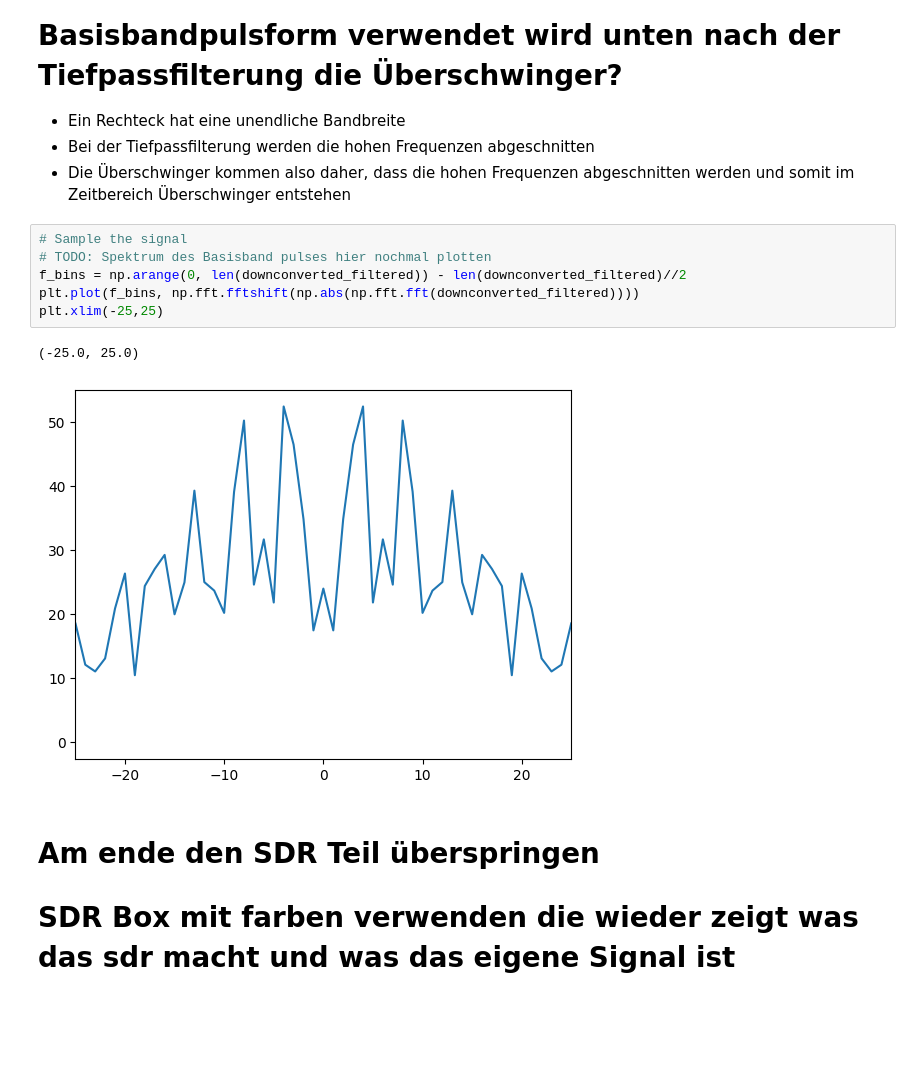
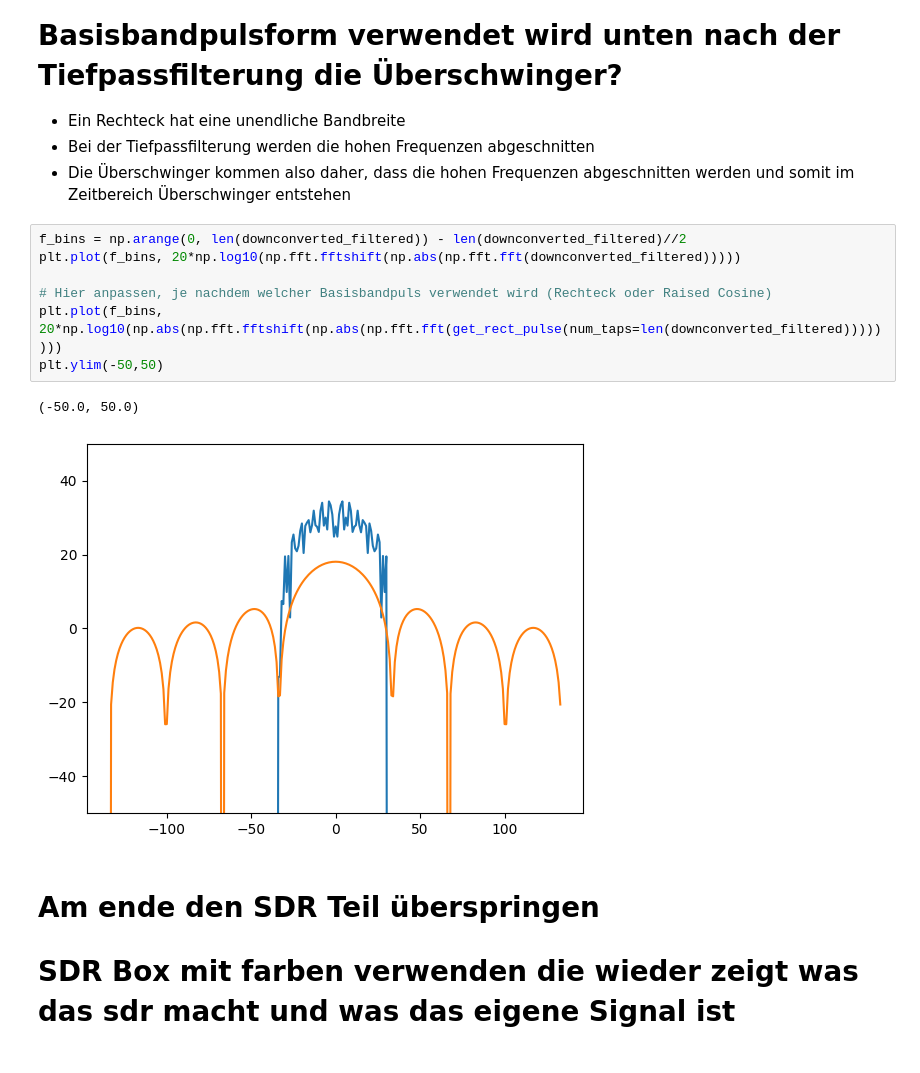
Before and after one commit to sonnylednaw/sdr-module, a Jupyter notebook: iq-modulation/iq-sampling.ipynb, the cells around one changed output. Drawn from its saved outputs; the diff is of its cells as text; blank space fills up the shorter version.

Commit message:
corrected plots and added some comments

```diff
--- a/iq-modulation/iq-sampling.ipynb
+++ b/iq-modulation/iq-sampling.ipynb
@@ -364,14 +364,15 @@ plt.show()
 - Bei der Tiefpassfilterung werden die hohen Frequenzen abgeschnitten
 - Die Überschwinger kommen also daher, dass die hohen Frequenzen abgeschnitten werden und somit im Zeitbereich Überschwinger entstehen
 # %%
-# Sample the signal
-# TODO: Spektrum des Basisband pulses hier nochmal plotten
 f_bins = np.arange(0, len(downconverted_filtered)) - len(downconverted_filtered)//2
-plt.plot(f_bins, np.fft.fftshift(np.abs(np.fft.fft(downconverted_filtered))))
-plt.xlim(-25,25)
+plt.plot(f_bins, 20*np.log10(np.fft.fftshift(np.abs(np.fft.fft(downconverted_filtered)))))
+
+# Hier anpassen, je nachdem welcher Basisbandpuls verwendet wird (Rechteck oder Raised Cosine)
+plt.plot(f_bins, 20*np.log10(np.abs(np.fft.fftshift(np.abs(np.fft.fft(get_rect_pulse(num_taps=len(downconverted_filtered))))))))
+plt.ylim(-50,50)
 # %% [output]
-(-25.0, 25.0)
+(-50.0, 50.0)
-[figure, old version]
+[figure, new version]
 # %% [markdown]
 # Am ende den SDR Teil überspringen
 # SDR Box mit farben verwenden die wieder zeigt was das sdr macht und was das eigene Signal ist
```
Also changed, not shown: parts of 1 cell of this notebook.
